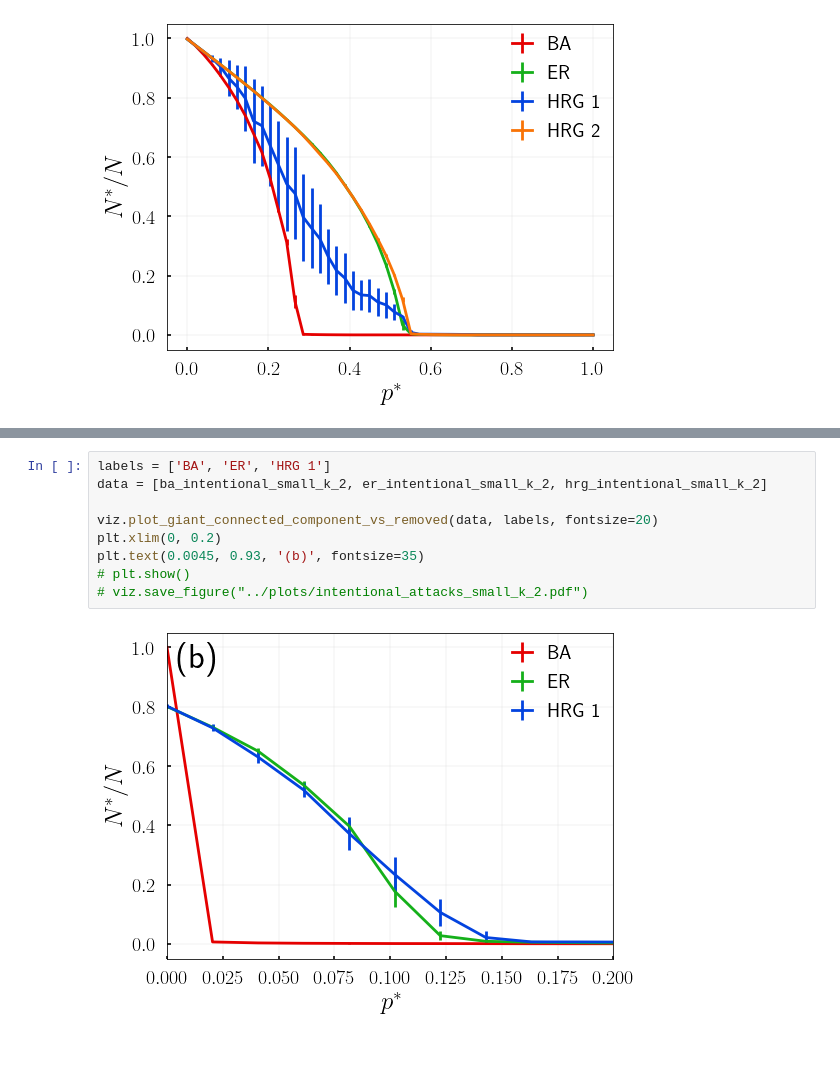
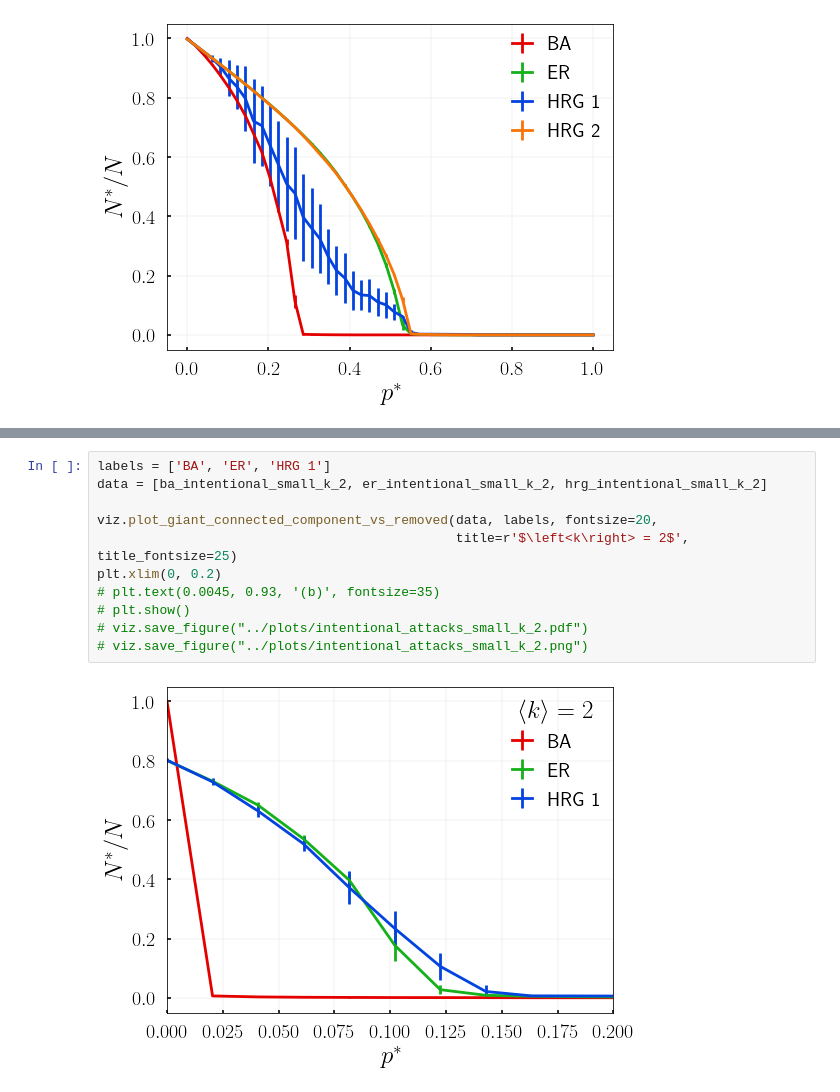
Before and after one commit to robertjankowski/attacks-on-hierarchical-networks, a Jupyter notebook: notebooks/attacks_on_hrg_results.ipynb, the cells around one changed output, grey strips where cells are left out. Drawn from its saved outputs; the diff is of its cells as text; blank space fills up the shorter version.

```diff
--- a/notebooks/attacks_on_hrg_results.ipynb
+++ b/notebooks/attacks_on_hrg_results.ipynb
@@ -185,11 +193,13 @@ plt.text(0.02, 0.05, '(d)', fontsize=35)
 # %%
 labels = ['BA', 'ER', 'HRG 1']
 data = [ba_intentional_small_k_2, er_intentional_small_k_2, hrg_intentional_small_k_2]
 
-viz.plot_giant_connected_component_vs_removed(data, labels, fontsize=20)
+viz.plot_giant_connected_component_vs_removed(data, labels, fontsize=20,
+                                              title=r'$\left<k\right> = 2$', title_fontsize=25)
 plt.xlim(0, 0.2)
-plt.text(0.0045, 0.93, '(b)', fontsize=35)
+# plt.text(0.0045, 0.93, '(b)', fontsize=35)
 # plt.show()
 # viz.save_figure("../plots/intentional_attacks_small_k_2.pdf")
+# viz.save_figure("../plots/intentional_attacks_small_k_2.png")
 # %% [output]
-[figure, old version]
+[figure, new version]
```
Also changed, not shown: parts of 5 cells of this notebook, 14 other files.
